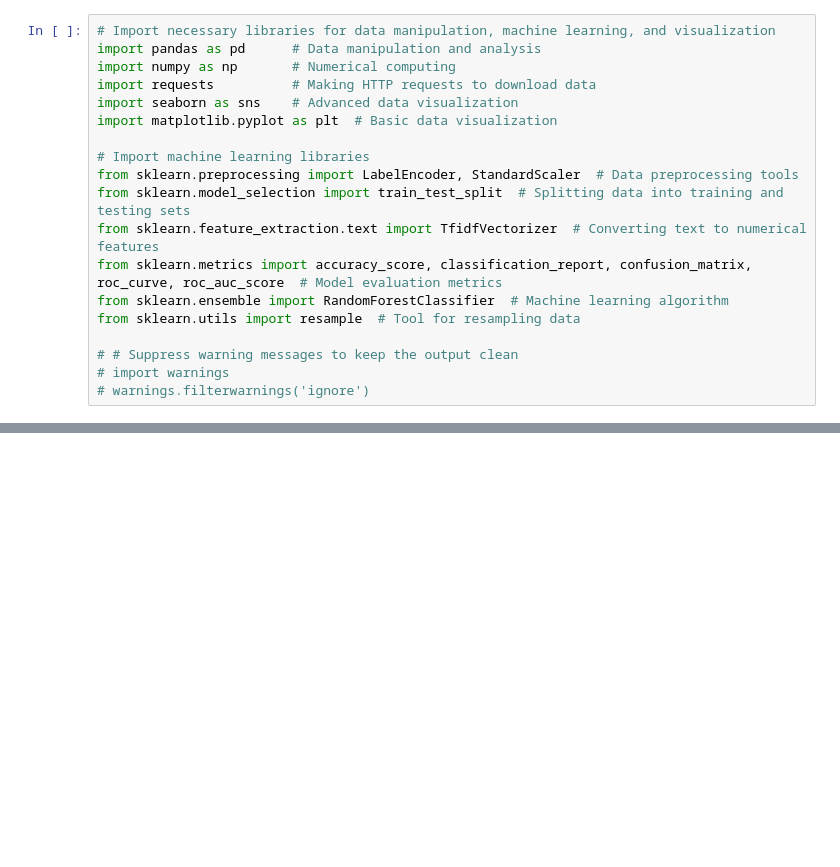
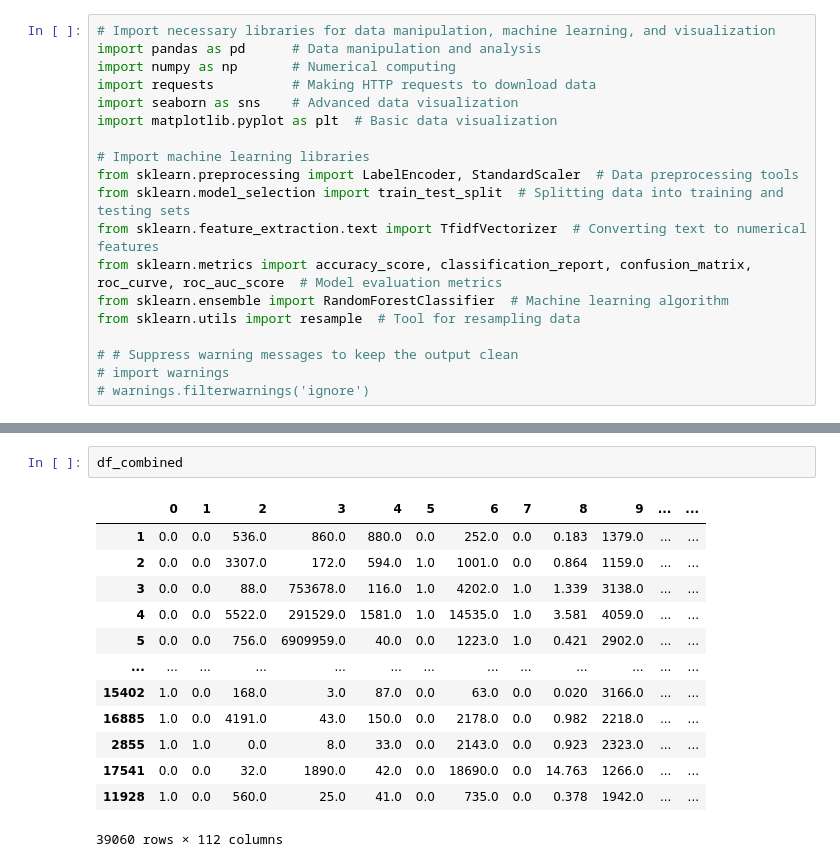
Before and after one commit to kyle-he/csci467_finalproject, a Jupyter notebook: random_forest.ipynb, the cells around one changed output, grey strips where cells are left out. Cells and saved outputs as stored; diff of their text form; blank space fills up the shorter version.

```diff
--- a/random_forest.ipynb
+++ b/random_forest.ipynb
@@ -210,2 +155,18 @@ weighted avg       0.97      0.97      0.97      7812
 [figure]
 [figure]
+# %%
+df_combined
+# %% [output]
+|  | 0 | 1 | 2 | 3 | 4 | 5 | 6 | 7 | 8 | 9 | ... | ... |
+| 1 | 0.0 | 0.0 | 536.0 | 860.0 | 880.0 | 0.0 | 252.0 | 0.0 | 0.183 | 1379.0 | ... | ... |
+| 2 | 0.0 | 0.0 | 3307.0 | 172.0 | 594.0 | 1.0 | 1001.0 | 0.0 | 0.864 | 1159.0 | ... | ... |
+| 3 | 0.0 | 0.0 | 88.0 | 753678.0 | 116.0 | 1.0 | 4202.0 | 1.0 | 1.339 | 3138.0 | ... | ... |
+| 4 | 0.0 | 0.0 | 5522.0 | 291529.0 | 1581.0 | 1.0 | 14535.0 | 1.0 | 3.581 | 4059.0 | ... | ... |
+| 5 | 0.0 | 0.0 | 756.0 | 6909959.0 | 40.0 | 0.0 | 1223.0 | 1.0 | 0.421 | 2902.0 | ... | ... |
+| ... | ... | ... | ... | ... | ... | ... | ... | ... | ... | ... | ... | ... |
+| 15402 | 1.0 | 0.0 | 168.0 | 3.0 | 87.0 | 0.0 | 63.0 | 0.0 | 0.020 | 3166.0 | ... | ... |
+| 16885 | 1.0 | 0.0 | 4191.0 | 43.0 | 150.0 | 0.0 | 2178.0 | 0.0 | 0.982 | 2218.0 | ... | ... |
+| 2855 | 1.0 | 1.0 | 0.0 | 8.0 | 33.0 | 0.0 | 2143.0 | 0.0 | 0.923 | 2323.0 | ... | ... |
+| 17541 | 0.0 | 0.0 | 32.0 | 1890.0 | 42.0 | 0.0 | 18690.0 | 0.0 | 14.763 | 1266.0 | ... | ... |
+| 11928 | 1.0 | 0.0 | 560.0 | 25.0 | 41.0 | 0.0 | 735.0 | 0.0 | 0.378 | 1942.0 | ... | ... |
+39060 rows × 112 columns
```
Also changed, not shown: parts of 1 cell of this notebook.
